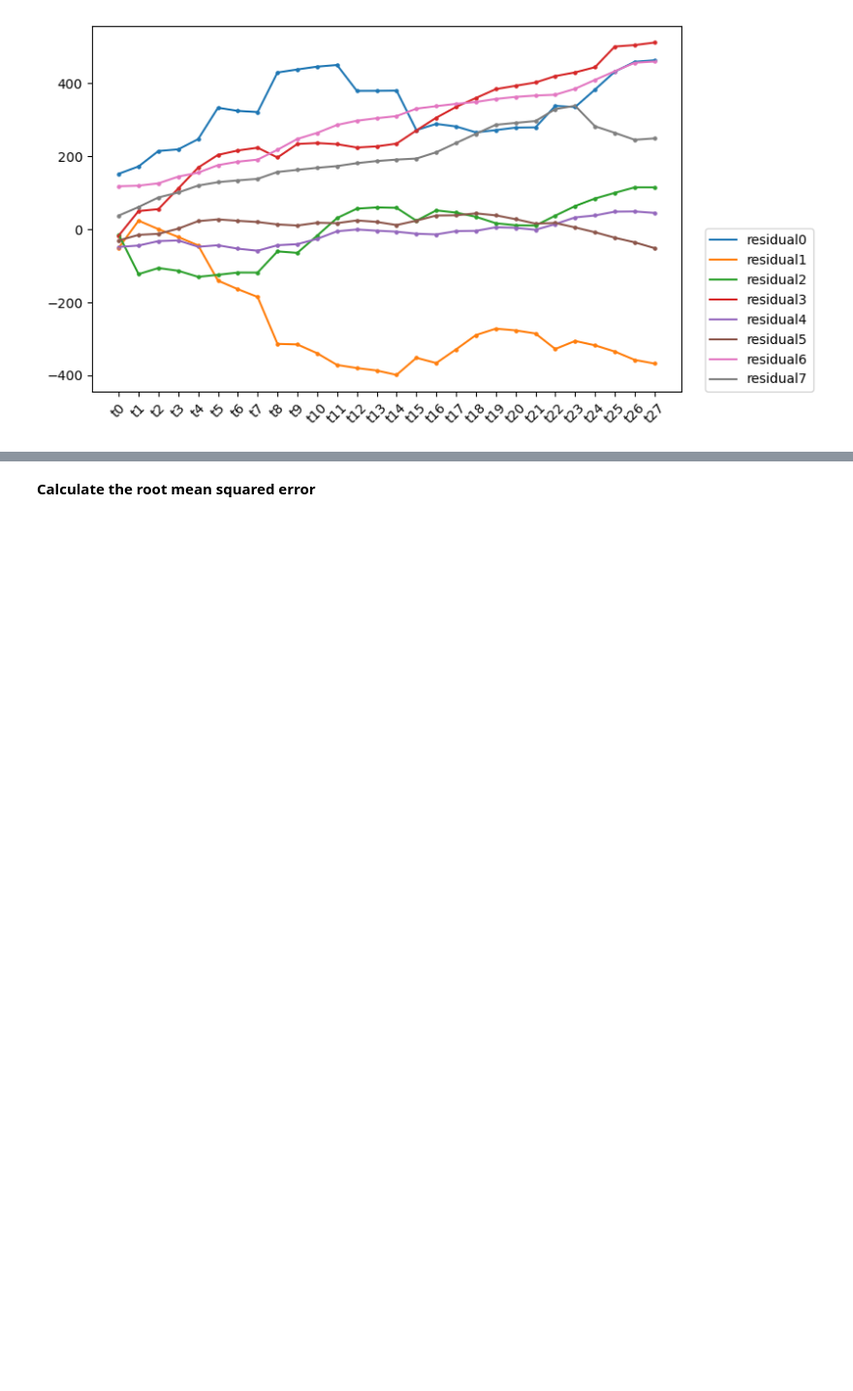
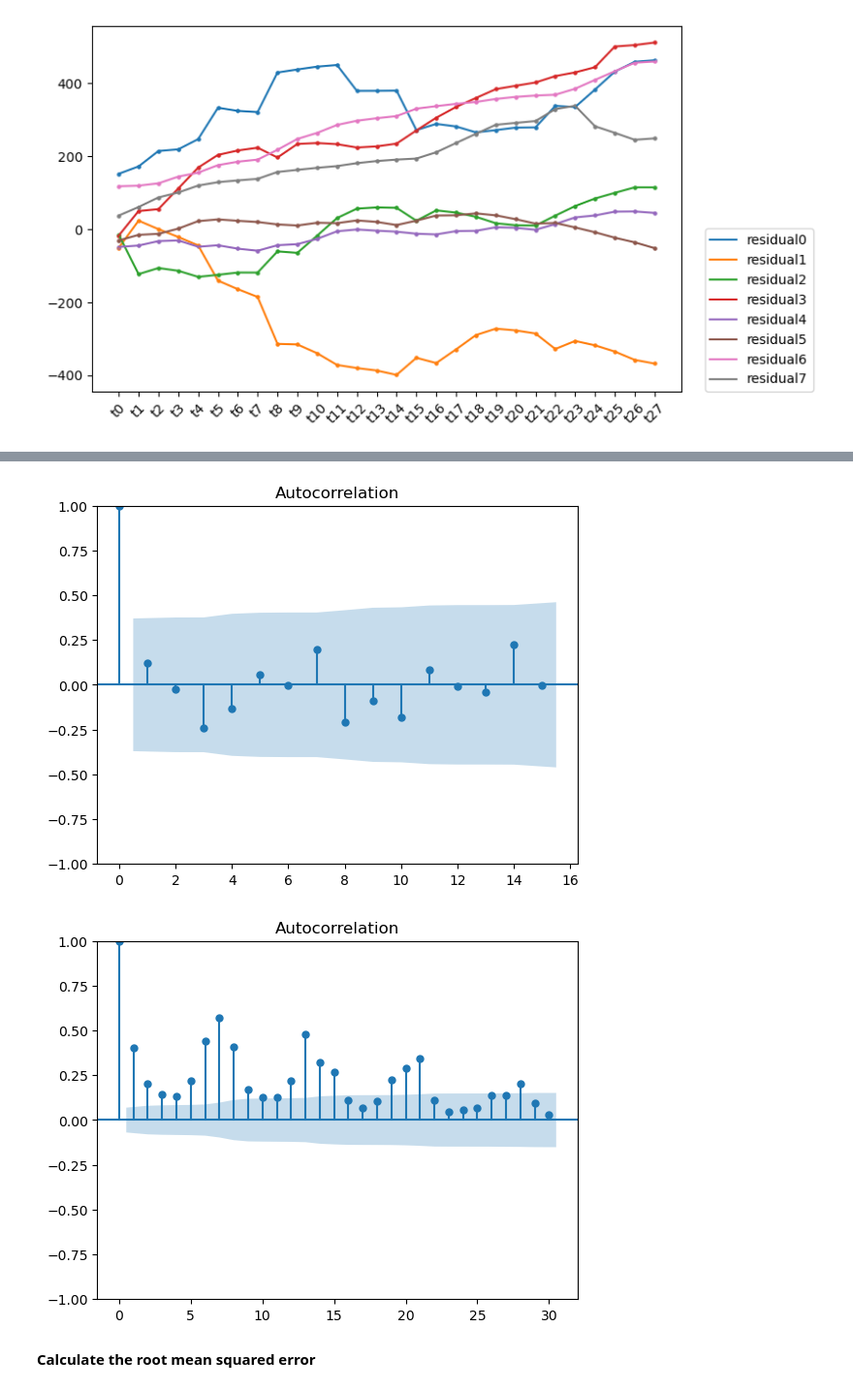
Before and after one commit to nishnig07/forecast-competition, a Jupyter notebook: Forecast_competition - all trials.ipynb, the cells around one changed output, grey strips where cells are left out. Shown at 97% size. Cells and saved outputs as stored; diff of their text form; code cells hidden in the pictures; blank space fills up the shorter version.

```diff
--- a/Forecast_competition - all trials.ipynb
+++ b/Forecast_competition - all trials.ipynb
@@ -773,3 +752,14 @@ plt.show()
+# %%
+from statsmodels.graphics.tsaplots import plot_acf, plot_pacf, month_plot, quarter_plot
+for dataset in datasets:
+    plot_acf(dataset[1].cx)
+    plot_acf(dataset[0].cx)
+    #month_plot(dataset[1].value)
+    #plot_pacf(dataset[1].value)
+    break
+# %% [output]
+[figure, added]
+[figure, added]
 # %% [markdown]
 **Calculate the root mean squared error**
 # %%
```
Also changed, not shown: parts of 9 cells of this notebook.
